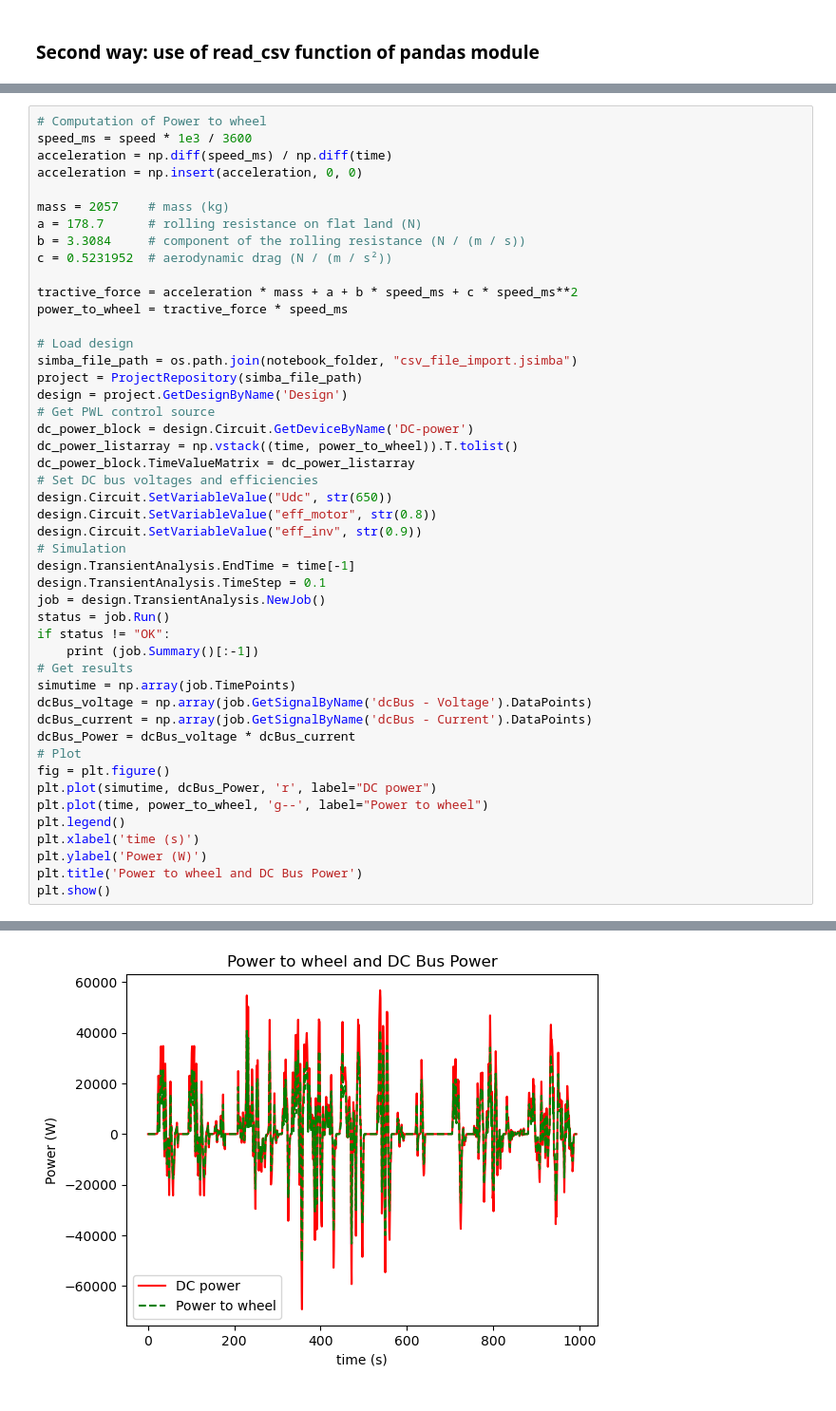
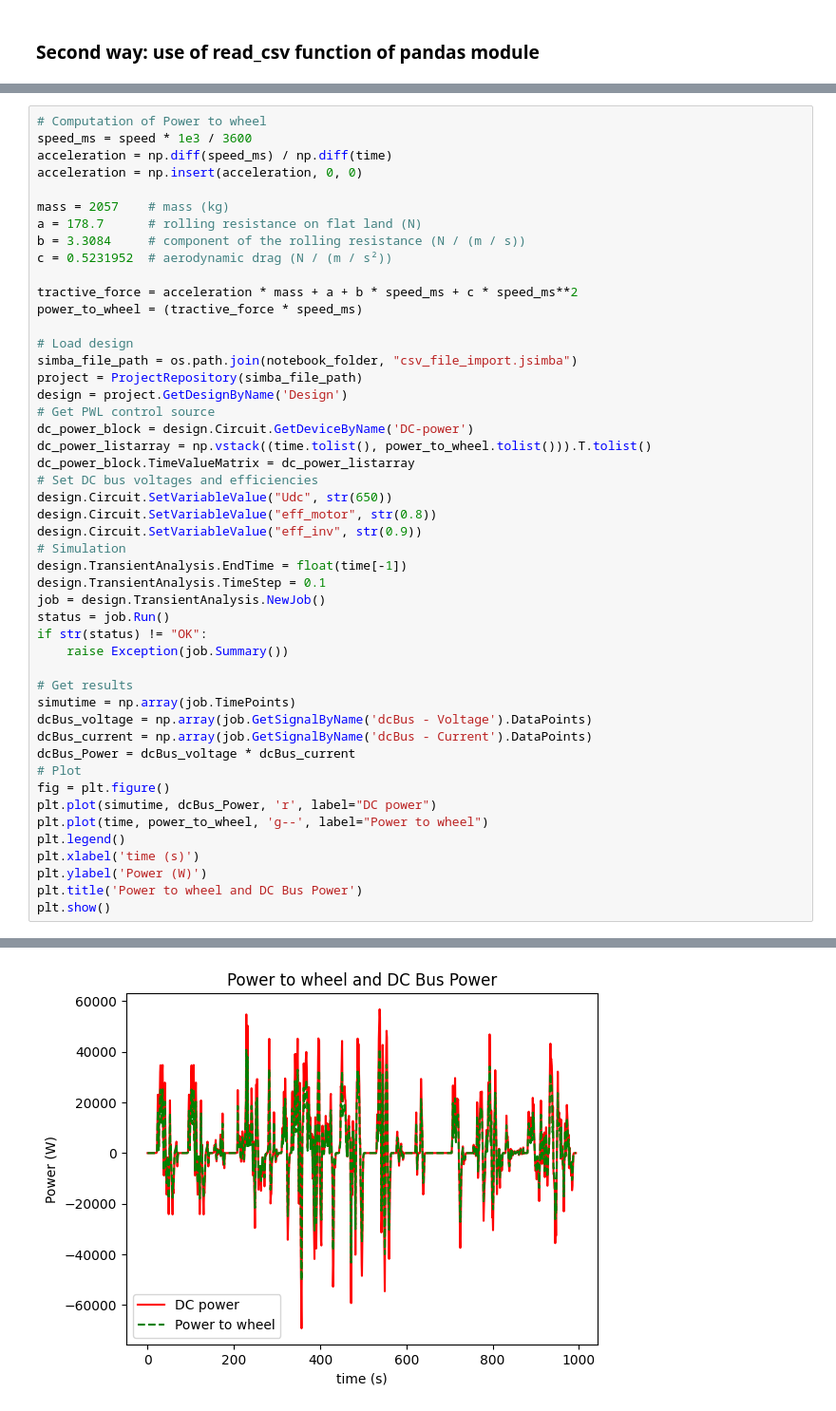
Before and after one commit to aesim-tech/simba-python-examples, a Jupyter notebook: 16. CSV File Import/csv_file_import.ipynb, the cells around one changed output, grey strips where cells are left out. Shown at 95% size. Drawn from its saved outputs; the diff is of its cells as text.

```diff
--- a/16. CSV File Import/csv_file_import.ipynb
+++ b/16. CSV File Import/csv_file_import.ipynb
@@ -77,7 +77,7 @@ b = 3.3084     # component of the rolling resistance (N / (m / s))
 c = 0.5231952  # aerodynamic drag (N / (m / s²))
 
 tractive_force = acceleration * mass + a + b * speed_ms + c * speed_ms**2
-power_to_wheel = tractive_force * speed_ms
+power_to_wheel = (tractive_force * speed_ms)
 
 # Load design
 simba_file_path = os.path.join(notebook_folder, "csv_file_import.jsimba")
@@ -85,19 +85,20 @@ project = ProjectRepository(simba_file_path)
 design = project.GetDesignByName('Design')
 # Get PWL control source
 dc_power_block = design.Circuit.GetDeviceByName('DC-power')
-dc_power_listarray = np.vstack((time, power_to_wheel)).T.tolist()
+dc_power_listarray = np.vstack((time.tolist(), power_to_wheel.tolist())).T.tolist()
 dc_power_block.TimeValueMatrix = dc_power_listarray
 # Set DC bus voltages and efficiencies
 design.Circuit.SetVariableValue("Udc", str(650))
 design.Circuit.SetVariableValue("eff_motor", str(0.8))
 design.Circuit.SetVariableValue("eff_inv", str(0.9))
 # Simulation
-design.TransientAnalysis.EndTime = time[-1]
+design.TransientAnalysis.EndTime = float(time[-1])
 design.TransientAnalysis.TimeStep = 0.1
 job = design.TransientAnalysis.NewJob()
 status = job.Run()
-if status != "OK":
-    print (job.Summary()[:-1])
+if str(status) != "OK":
+    raise Exception(job.Summary())
+
 # Get results
 simutime = np.array(job.TimePoints)
 dcBus_voltage = np.array(job.GetSignalByName('dcBus - Voltage').DataPoints)
@@ -118 +117 @@ Job duration: 0,0044828 seconds.
-[figure, old version]
+[figure, new version]
```
Also changed, not shown: parts of 3 cells of this notebook, 9 other files.
